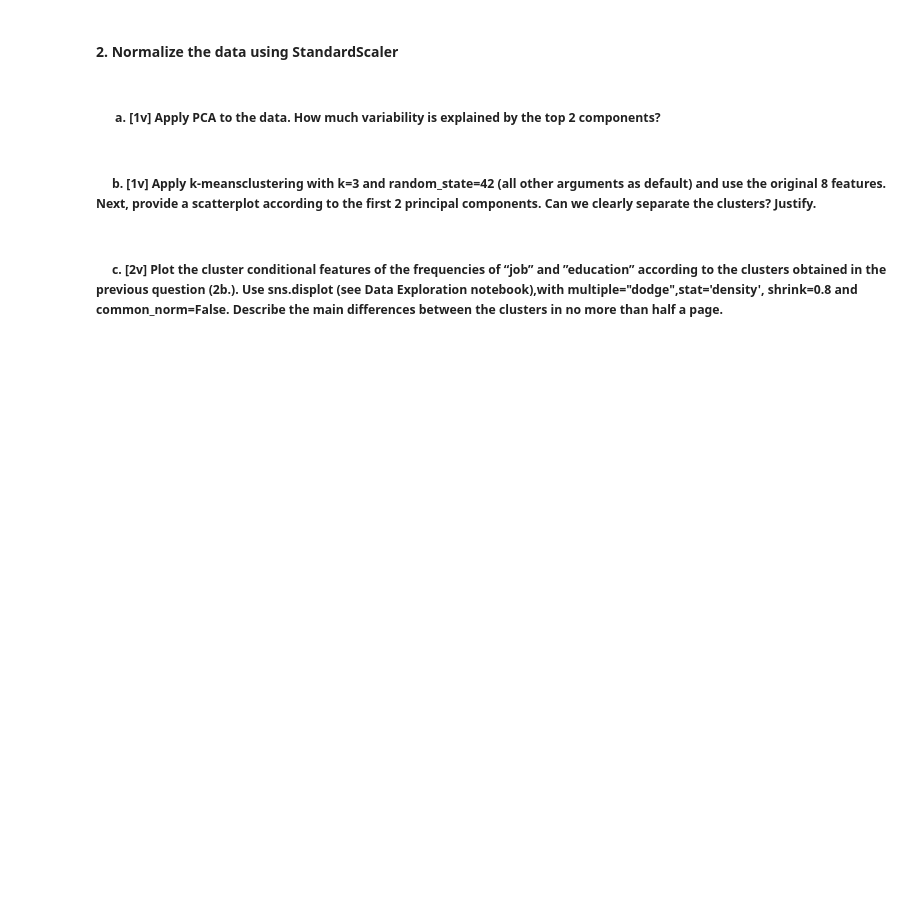
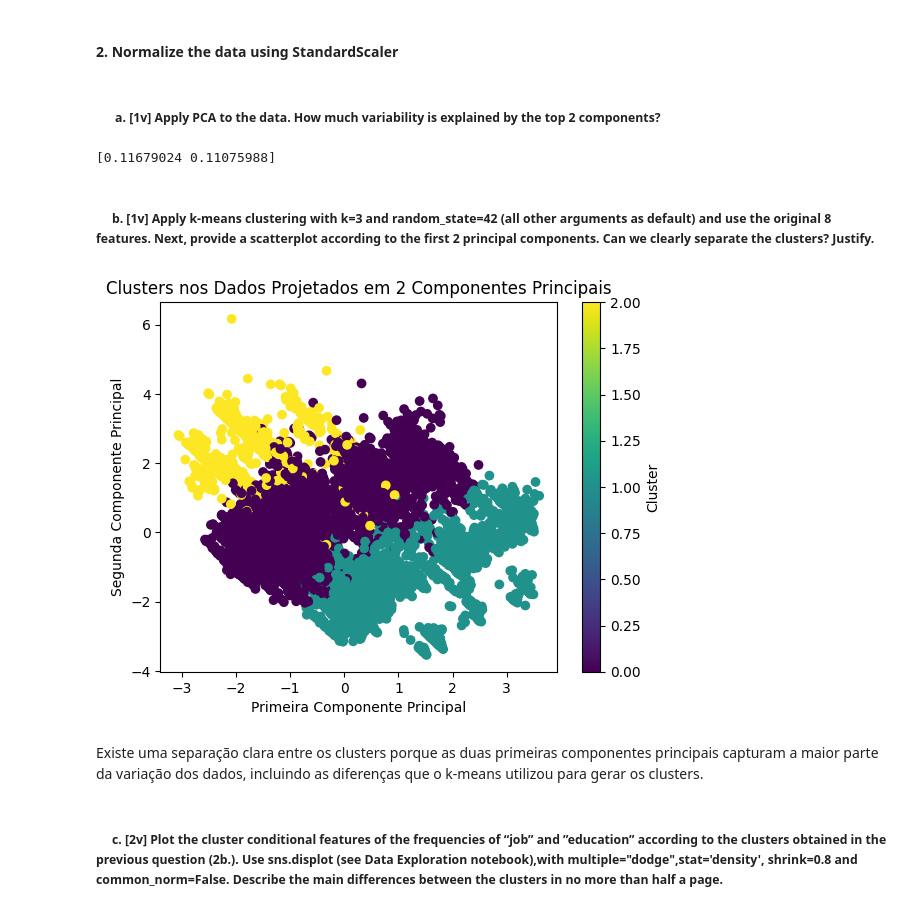
Before and after one commit to DriftPT/Apre-Project-24-25, a Jupyter notebook: Homework4/G040_notebook4.ipynb, the cells around one changed output. Drawn from its saved outputs; the diff is of its cells as text; code cells hidden in the pictures; blank space fills up the shorter version.

```diff
--- a/Homework4/G040_notebook4.ipynb
+++ b/Homework4/G040_notebook4.ipynb
@@ -35,11 +72,38 @@ dataset features.
 # %% [markdown]
 <h5>&nbsp;&nbsp;&nbsp;&nbsp;&nbsp; a. [1v] Apply PCA to the data. How much variability is explained by the top 2
 components?
+# %%
+from sklearn.preprocessing import StandardScaler
+from sklearn.decomposition import PCA
+
+std = StandardScaler()
+norm_data = std.fit_transform(x)
+
+pca = PCA(n_components=2)
+pca_data = pca.fit(norm_data)
+print(pca_data.explained_variance_ratio_)
+# %% [output]
+[0.11679024 0.11075988]
 # %% [markdown]
-<h5>&nbsp;&nbsp;&nbsp;&nbsp;&nbsp;b. [1v] Apply k-meansclustering with k=3 and random_state=42 (all other
+<h5>&nbsp;&nbsp;&nbsp;&nbsp;&nbsp;b. [1v] Apply k-means clustering with k=3 and random_state=42 (all other
 arguments as default) and use the original 8 features. Next, provide a scatterplot
 according to the first 2 principal components. Can we clearly separate the clusters?
 Justify.
+# %%
+from sklearn import cluster
+kmeans = cluster.KMeans(n_clusters=3, random_state=42)
+clusters = kmeans.fit_predict(norm_data)
+plt.scatter(pca_data.transform(norm_data)[:, 0], pca_data.transform(norm_data)[:, 1], c=clusters)
+plt.xlabel("Primeira Componente Principal")
+plt.ylabel("Segunda Componente Principal")
+plt.title("Clusters nos Dados Projetados em 2 Componentes Principais")
+plt.colorbar(label='Cluster')
+plt.show()
+# %% [output]
+[figure, added]
+# %% [markdown]
+Existe uma separação clara entre os clusters porque as duas primeiras componentes principais capturam a maior parte da variação dos dados, incluindo as diferenças que o
+k-means utilizou para gerar os clusters.
 # %% [markdown]
 <h5>&nbsp;&nbsp;&nbsp;&nbsp;&nbsp;c. [2v] Plot the cluster conditional features of the frequencies of “job” and ”education”
 according to the clusters obtained in the previous question (2b.). Use sns.displot
```
Also changed, not shown: parts of 6 cells of this notebook.
